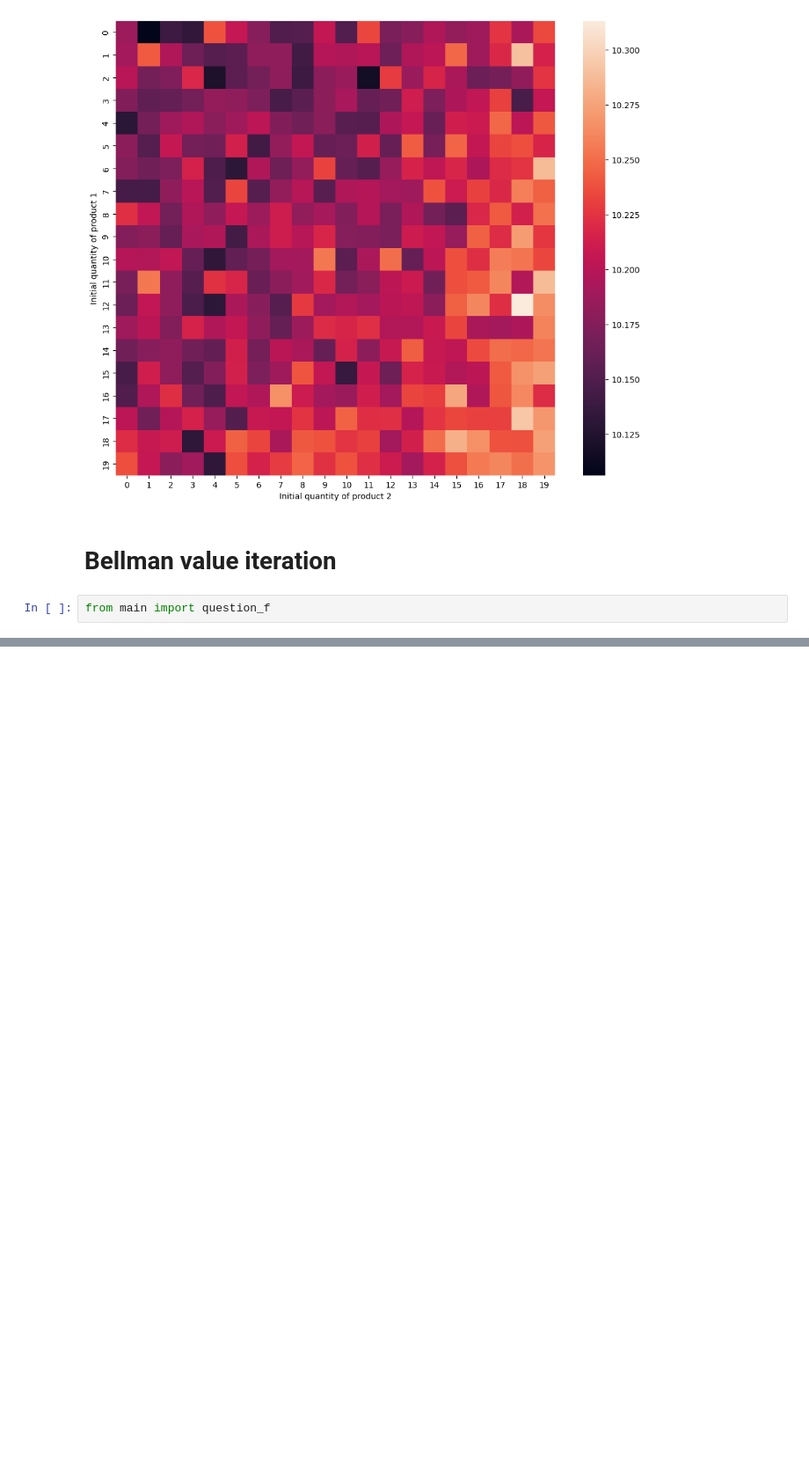
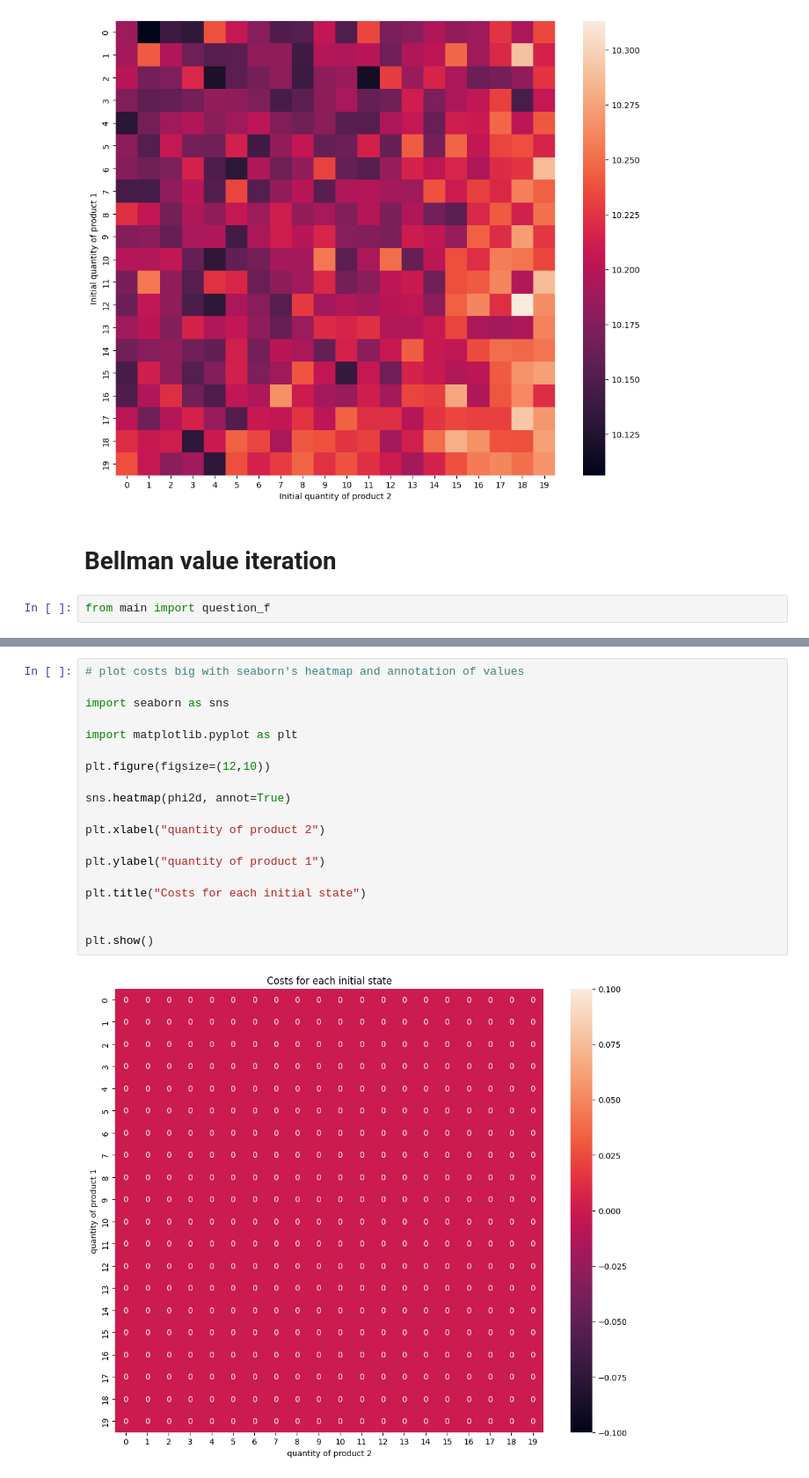
Before and after one commit to michelexyz/RL-assignments, a Jupyter notebook: Assignment2/main.ipynb, the cells around one changed output, grey strips where cells are left out. Shown at 88% size. Drawn from its saved outputs; the diff is of its cells as text; blank space fills up the shorter version.

```diff
--- a/Assignment2/main.ipynb
+++ b/Assignment2/main.ipynb
@@ -156,0 +217,21 @@ plt.show()
+# %%
+# plot costs big with seaborn's heatmap and annotation of values
+
+import seaborn as sns
+
+import matplotlib.pyplot as plt
+
+plt.figure(figsize=(12,10))
+
+sns.heatmap(phi2d, annot=True)
+
+plt.xlabel("quantity of product 2")
+
+plt.ylabel("quantity of product 1")
+
+plt.title("Costs for each initial state")
+
+
+plt.show()
+# %% [output]
+[figure, added]
```
Also changed, not shown: parts of 9 cells of this notebook, 1 other file.
